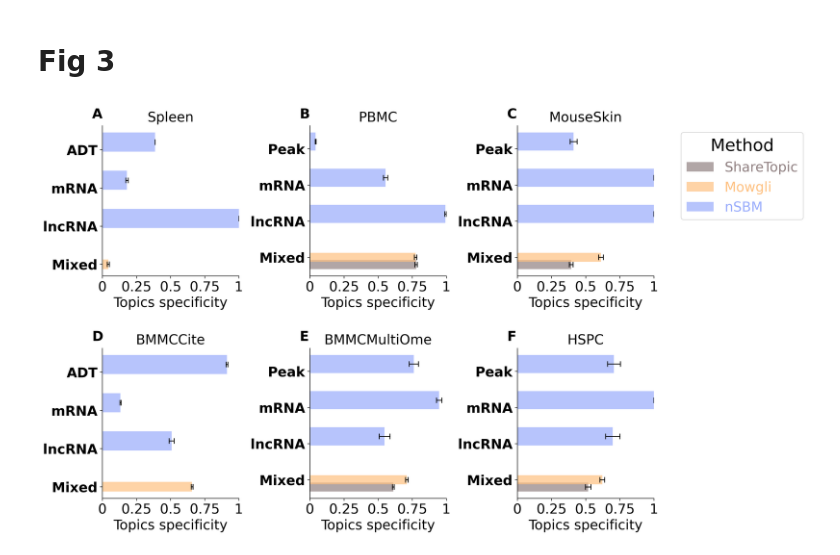
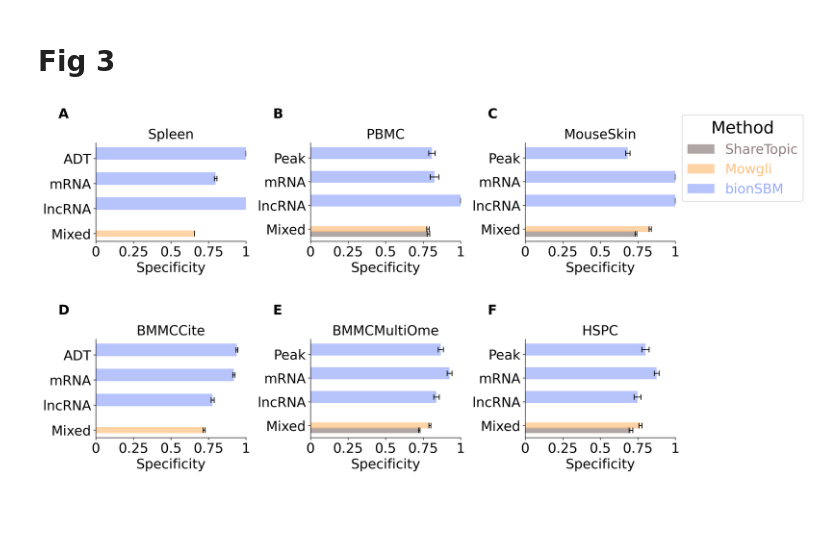
Before and after one commit to gmalagol10/bionsbm, a Jupyter notebook: reproducibility/D_Topics.ipynb, the cells around one changed output. Drawn from its saved outputs; the diff is of its cells as text; code cells hidden in the pictures; blank space fills up the shorter version.

```diff
--- a/reproducibility/D_Topics.ipynb
+++ b/reproducibility/D_Topics.ipynb
@@ -25,12 +23,0 @@ palette={alg : colors_to_use_pastel[i] for i,alg in enumerate(["ShareTopic","Mow
-# %%
-dfs={}
-for dataset in ["PBMC","MouseSkin","BMMCMultiOme","HSPC"]:
-    file=f"Datasets/{dataset}/SBM/25Runs_{dataset}_SBMs_Topics_Peak_NMI.tsv.gz"
-    if os.path.isfile(file):
-        dfs[dataset]=pd.read_csv(file, sep="\t", index_col=0)
-        dfs[dataset]=(dfs[dataset]/25).T
-for dataset in ["BMMCCite","Spleen"]:
-    file=f"Datasets/{dataset}/SBM/25Runs_{dataset}_SBMs_Topics_ADT_NMI.tsv.gz"
-    if os.path.isfile(file):
-        dfs[dataset]=pd.read_csv(file, sep="\t", index_col=0)
-        dfs[dataset]=(dfs[dataset]/25).T
@@ -82,7 +30,7 @@ params = {'axes.labelsize': 20,
          'ytick.labelsize': 20,
          "lines.linewidth" : 4,
          "figure.dpi" : 300,
-         "figure.figsize": [16, 9]}
+         "figure.figsize": [16, 8]}
 plt.rcParams.update(params)
 fig, axs = plt.subplots(2,3)
 axs=axs.flatten()
@@ -92,8 +40,7 @@ for l, dataset in enumerate(["Spleen","PBMC","MouseSkin", "BMMCCite", "BMMCMulti
     df = create_results_topics(dataset,exps=["bionSBM_Peak_mRNA_lncRNA","Mowgli_Peak_mRNA_lncRNA","ShareTopic_Peak_mRNA",
             "ShareTopic_Peak_lncRNA","bionSBM_ADT_mRNA_lncRNA","Mowgli_ADT_mRNA_lncRNA"]).replace({"_" : "+"}, regex=True)
 
-    df["Specificty"] = df["DifferentTopics"] / (df["NumberOfCt"] * df["NumberOfTopics"])
-    df["Specificty"] = (df["Specificty"] - df["Specificty"].min()) / (df["Specificty"].max() - df["Specificty"].min())
+    df["Specificty"] = df["DifferentTopics"] / df["NumberOfTopics"]
 
     if dataset in ["BMMCCite", "Spleen"]:
         order = ["ADT", "mRNA", "lncRNA", "Mixed"][::-1]
@@ -107,36 +54,36 @@ for l, dataset in enumerate(["Spleen","PBMC","MouseSkin", "BMMCCite", "BMMCMulti
         sems  = 3*d.groupby("FS")["Specificty"].sem()
 
         fs_present = [o for o in order if o in means.index]
         y_positions = np.array([order.index(o) for o in fs_present], dtype=float)
         offset = (i - (len(palette) - 1) / 2) * 0.2
         y_positions += offset
 
         # Horizontal bar
         height = 0.5 if meth == "bionSBM" else 0.25
         axs[l].barh(y_positions, means[fs_present], height=height,color=palette[meth], alpha=0.7, label=meth)
 
         # Error bars aligned with the bar
         axs[l].errorbar(x=means[fs_present],y=y_positions,xerr=sems[fs_present],fmt='none',
             ecolor='black',elinewidth=1.2,capsize=4,capthick=1.2)
     axs[l].spines['top'].set_visible(False)
     axs[l].spines['right'].set_visible(False)
     axs[l].spines['bottom'].set_visible(True)
     axs[l].spines['left'].set_visible(True)
     axs[l].set_title(dataset)
     axs[l].set_xlim([0, 1])
-    axs[l].set_yticks(range(len(order)), range(len(order)), fontweight='bold', fontsize=20)
+    axs[l].set_yticks(range(len(order)), range(len(order)), fontsize=20)
 
     axs[l].set_yticklabels(order)
     axs[l].set_xticks([0,0.25, 0.5, 0.75, 1],["0","0.25", "0.5", "0.75", "1"])
-    axs[l].set_xlabel("Topics specificity")
-    axs[l].text(-0.075, 1.05, string.ascii_uppercase[l], transform=axs[l].transAxes, size=20, weight='bold',rotation=0)
+    axs[l].set_xlabel("Specificity")
+    axs[l].annotate(string.ascii_uppercase[l],xy=(-0.25, 1.25),xycoords='axes fraction',fontsize=20,fontweight="bold",ha='left')
 
 handles, labels = axs[2].get_legend_handles_labels()
-axs[2].legend(handles, labels,bbox_to_anchor=(1.15, 1), title="Method",fontsize=20,title_fontsize=25, labelcolor=palette.values())
+axs[2].legend(handles, labels,bbox_to_anchor=(1, 1.35), title="Method",fontsize=20,title_fontsize=25, labelcolor=palette.values())
 
 
 fig.tight_layout(h_pad=3)
-plt.savefig(f"Figures/Figure3.png", format="png", dpi=300, bbox_inches='tight')
+plt.savefig(f"Figures/bionSBM_Fig3.png", format="png", dpi=300, bbox_inches='tight')
 plt.show()
 # %% [output]
-[figure, old version]
+[figure, new version]
```
Also changed, not shown: parts of 14 cells of this notebook, 26 other files.
